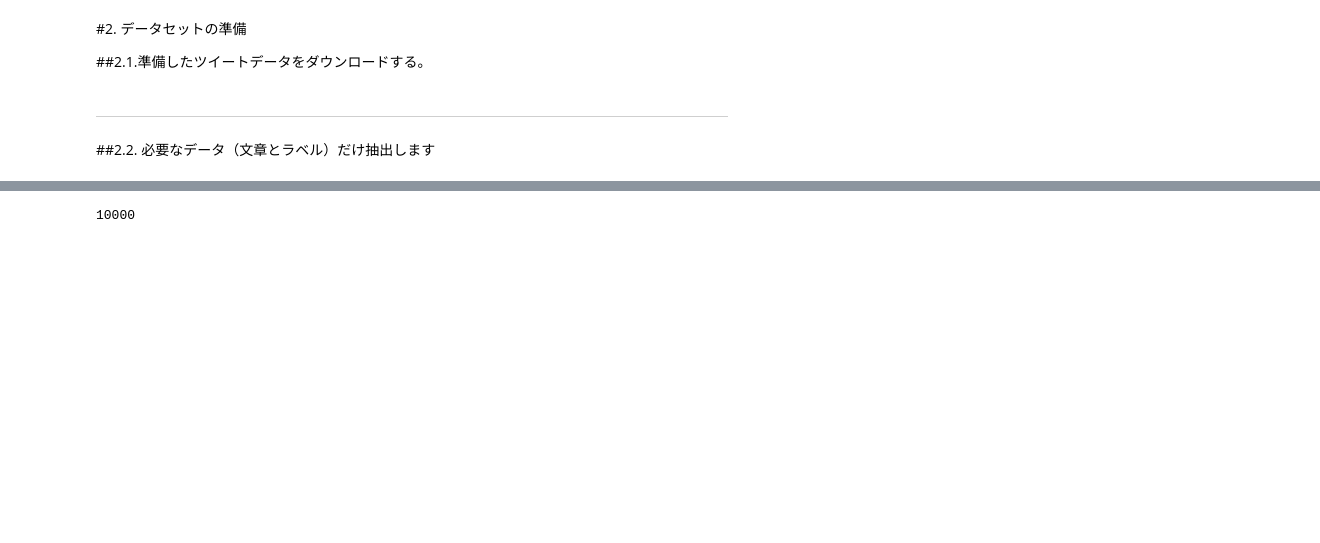
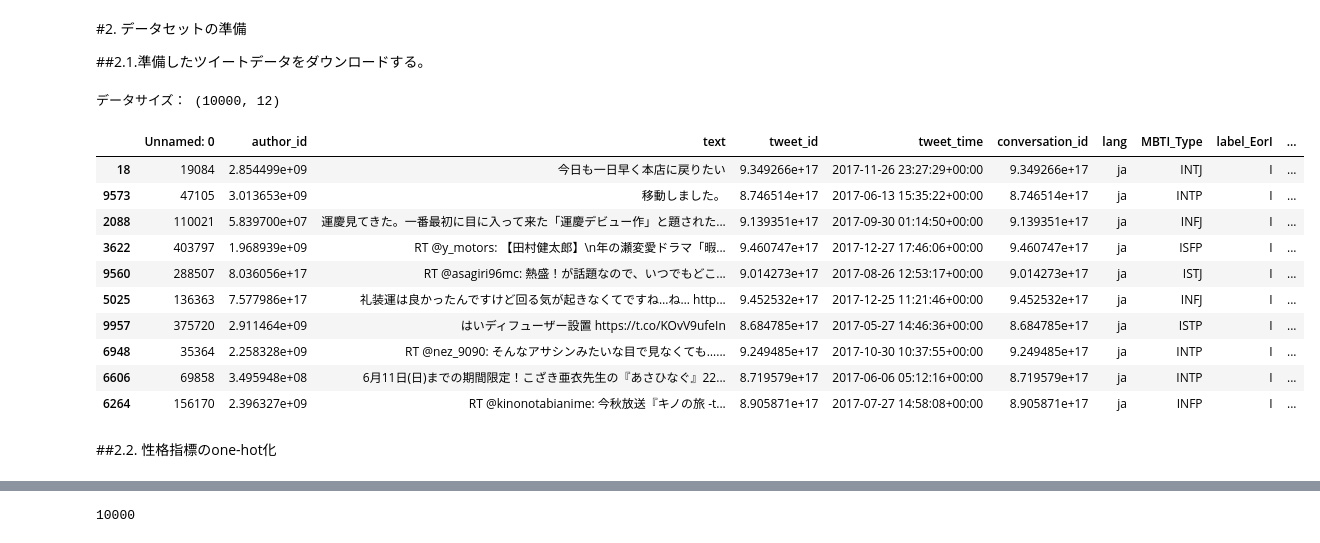
Before and after one commit to sj0054pe/MBTI_Estim, a Jupyter notebook: src/5B_BERT_文書分類.ipynb, the cells around one changed output, grey strips where cells are left out. Drawn from its saved outputs; the diff is of its cells as text; code cells hidden in the pictures; blank space fills up the shorter version.

```diff
--- a/src/5_BERT_文書分類.ipynb
+++ b/src/5B_BERT_文書分類.ipynb
@@ -105,15 +104,24 @@ Successfully installed ipadic-1.0.0
 ##2.1.準備したツイートデータをダウンロードする。
 # %%
 import pandas as pd
-df=pd.read_csv('%s' % INPUT_CSV_v5, engine='python')
+df=pd.read_csv('%s' % INPUT_CSV_v6, engine='python')
 
 # データの確認
 print(f'データサイズ： {df.shape}')
 
 df.sample(10)
+# %% [output]
+データサイズ： (10000, 12)
+|  | Unnamed: 0 | author_id | text | tweet_id | tweet_time | conversation_id | lang | MBTI_Type | label_EorI | ... |
+| 18 | 19084 | 2.854499e+09 | 今日も一日早く本店に戻りたい | 9.349266e+17 | 2017-11-26 23:27:29+00:00 | 9.349266e+17 | ja | INTJ | I | ... |
+| 9573 | 47105 | 3.013653e+09 | 移動しました。 | 8.746514e+17 | 2017-06-13 15:35:22+00:00 | 8.746514e+17 | ja | INTP | I | ... |
+| 2088 | 110021 | 5.839700e+07 | 運慶見てきた。一番最初に目に入って来た「運慶デビュー作」と題された... | 9.139351e+17 | 2017-09-30 01:14:50+00:00 | 9.139351e+17 | ja | INFJ | I | ... |
+| 3622 | 403797 | 1.968939e+09 | RT @y_motors: 【田村健太郎】\n年の瀬変愛ドラマ「暇... | 9.460747e+17 | 2017-12-27 17:46:06+00:00 | 9.460747e+17 | ja | ISFP | I | ... |
+| 9560 | 288507 | 8.036056e+17 | RT @asagiri96mc: 熱盛！が話題なので、いつでもどこ... | 9.014273e+17 | 2017-08-26 12:53:17+00:00 | 9.014273e+17 | ja | ISTJ | I | ... |
+| 5025 | 136363 | 7.577986e+17 | 礼装運は良かったんですけど回る気が起きなくてですね…ね… http... | 9.452532e+17 | 2017-12-25 11:21:46+00:00 | 9.452532e+17 | ja | INFJ | I | ... |
+| 9957 | 375720 | 2.911464e+09 | はいディフューザー設置 https://t.co/KOvV9ufeIn | 8.684785e+17 | 2017-05-27 14:46:36+00:00 | 8.684785e+17 | ja | ISTP | I | ... |
+| 6948 | 35364 | 2.258328e+09 | RT @nez_9090: そんなアサシンみたいな目で見なくても…... | 9.249485e+17 | 2017-10-30 10:37:55+00:00 | 9.249485e+17 | ja | INTP | I | ... |
+| 6606 | 69858 | 3.495948e+08 | 6月11日(日)までの期間限定！こざき亜衣先生の『あさひなぐ』22... | 8.719579e+17 | 2017-06-06 05:12:16+00:00 | 8.719579e+17 | ja | INTP | I | ... |
+| 6264 | 156170 | 2.396327e+09 | RT @kinonotabianime: 今秋放送『キノの旅 -t... | 8.905871e+17 | 2017-07-27 14:58:08+00:00 | 8.905871e+17 | ja | INFP | I | ... |
-# %% [markdown]
-
-
----
 # %% [markdown]
-##2.2. 必要なデータ（文章とラベル）だけ抽出します
+##2.2. 性格指標のone-hot化
```
Also changed, not shown: parts of 22 cells of this notebook.
